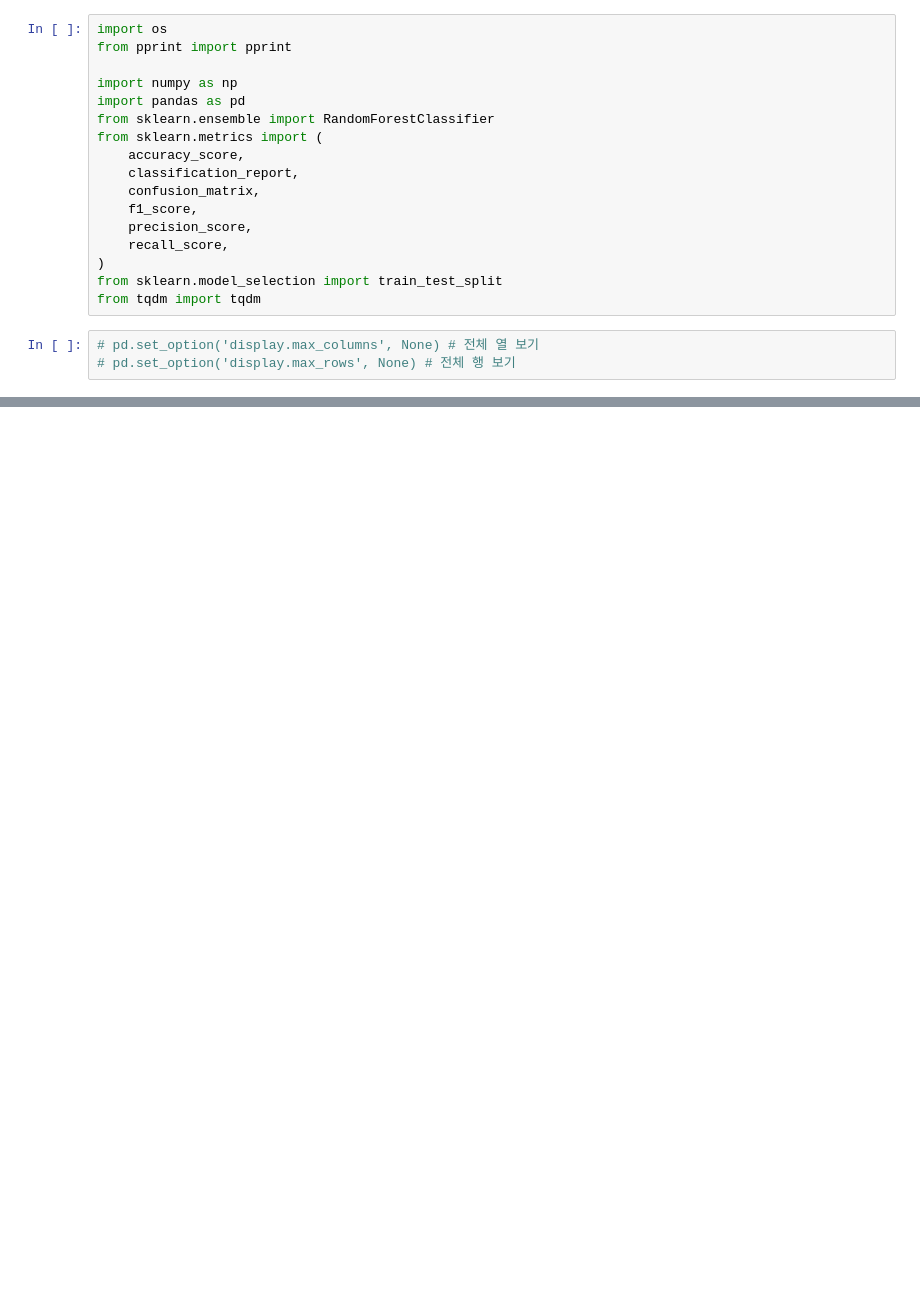
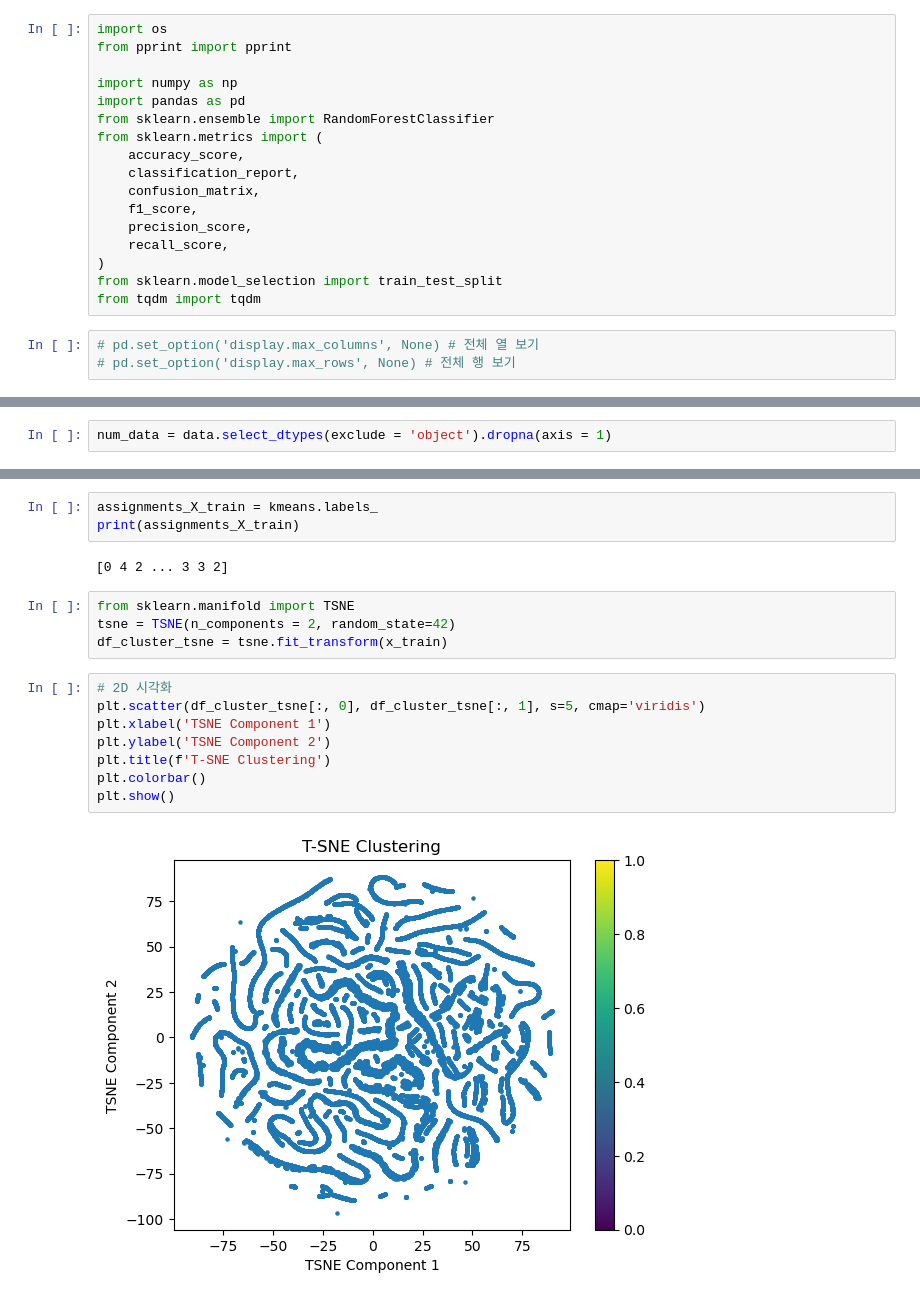
Before and after one commit to moool01/LGAIMERS5th, a Jupyter notebook: Preprocessing.ipynb, the cells around one changed output, grey strips where cells are left out. Cells and saved outputs as stored; diff of their text form; blank space fills up the shorter version.

```diff
--- a/Preprocessing.ipynb
+++ b/Preprocessing.ipynb
@@ -222,0 +232,2 @@ train_data.select_dtypes(exclude = 'object')
+# %%
+num_data = data.select_dtypes(exclude = 'object').dropna(axis = 1)
@@ -222,0 +373,19 @@ train_data.select_dtypes(exclude = 'object')
+# %%
+assignments_X_train = kmeans.labels_
+print(assignments_X_train)
+# %% [output]
+[0 4 2 ... 3 3 2]
+# %%
+from sklearn.manifold import TSNE
+tsne = TSNE(n_components = 2, random_state=42)
+df_cluster_tsne = tsne.fit_transform(x_train)
+# %%
+# 2D 시각화
+plt.scatter(df_cluster_tsne[:, 0], df_cluster_tsne[:, 1], s=5, cmap='viridis')
+plt.xlabel('TSNE Component 1')
+plt.ylabel('TSNE Component 2')
+plt.title(f'T-SNE Clustering')
+plt.colorbar()
+plt.show()
+# %% [output]
+[figure, added]
```
Also changed, not shown: parts of 43 cells of this notebook.
